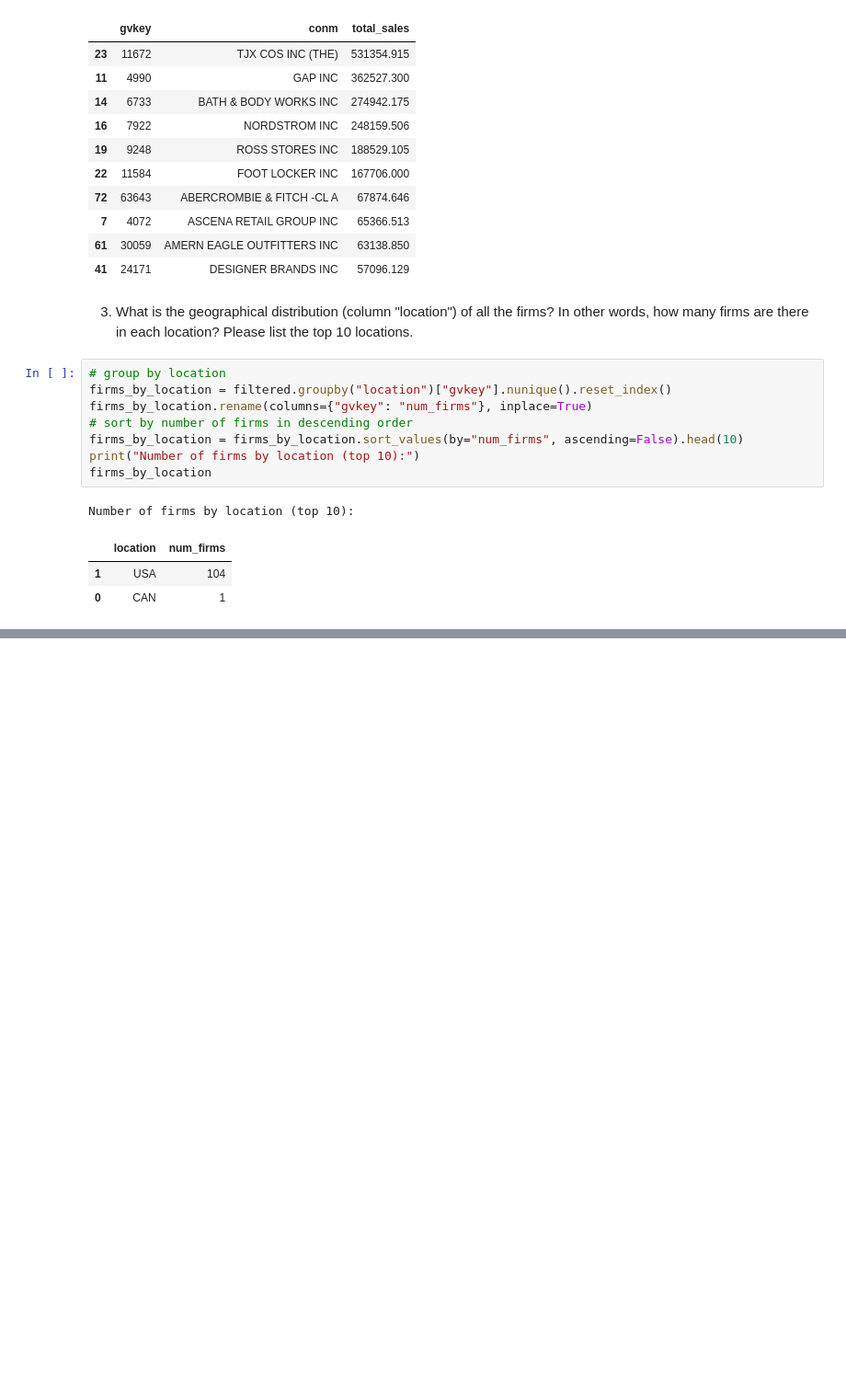
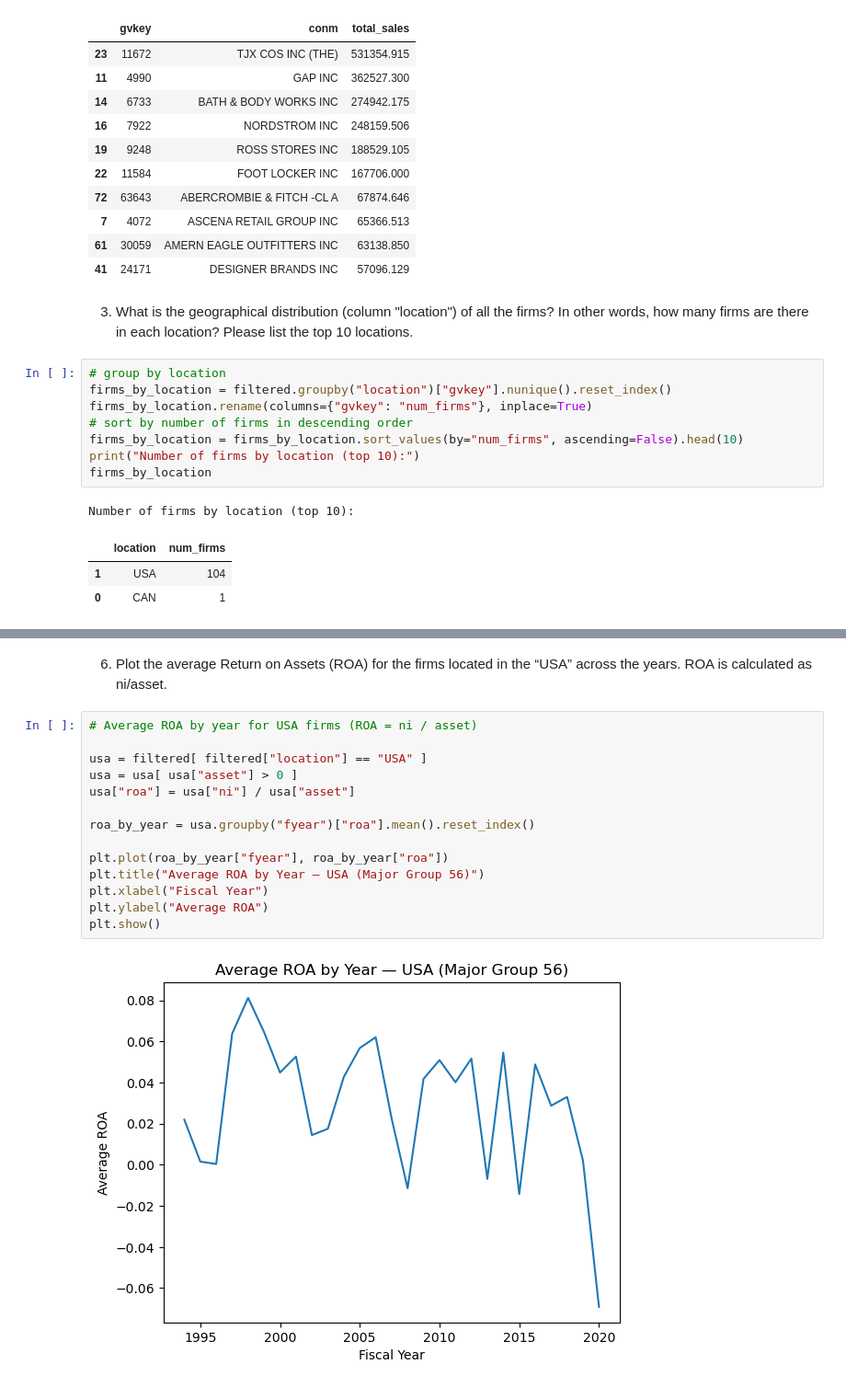
Before and after one commit to Yiling-Ji/BAIT508-Group12-Group-Project, a Jupyter notebook: Group Project.ipynb, the cells around one changed output, grey strips where cells are left out. Shown at 92% size. Cells and saved outputs as stored; diff of their text form; blank space fills up the shorter version.

```diff
--- a/Group Project.ipynb
+++ b/Group Project.ipynb
@@ -132,0 +174,18 @@ Number of firms by location (top 10):
+# %% [markdown]
+6. Plot the average Return on Assets (ROA) for the firms located in the “USA” across the years. ROA is calculated as ni/asset.
+# %%
+# Average ROA by year for USA firms (ROA = ni / asset)
+
+usa = filtered[ filtered["location"] == "USA" ]
+usa = usa[ usa["asset"] > 0 ]
+usa["roa"] = usa["ni"] / usa["asset"]
+
+roa_by_year = usa.groupby("fyear")["roa"].mean().reset_index()
+
+plt.plot(roa_by_year["fyear"], roa_by_year["roa"])
+plt.title("Average ROA by Year — USA (Major Group 56)")
+plt.xlabel("Fiscal Year")
+plt.ylabel("Average ROA")
+plt.show()
+# %% [output]
+[figure, added]
```
Also changed, not shown: parts of 4 cells of this notebook.
